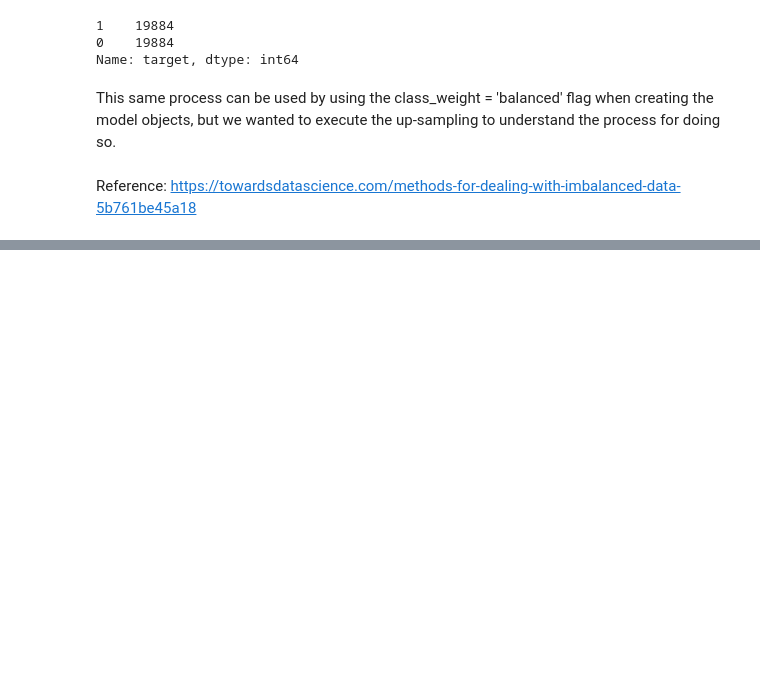
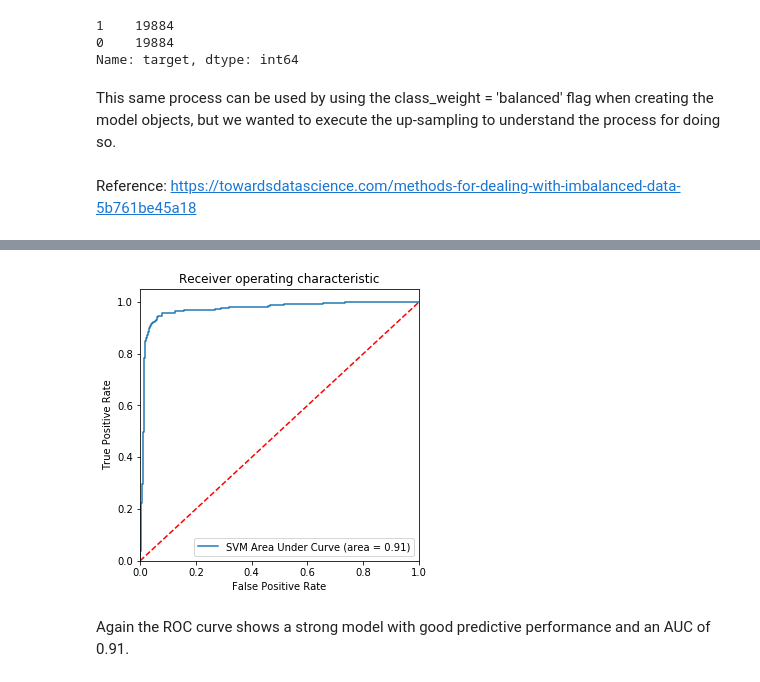
Before and after one commit to Ujustwaite/ml1, a Jupyter notebook: Lab_2.ipynb, the cells around one changed output, grey strips where cells are left out. Cells and saved outputs as stored; diff of their text form; code cells hidden in the pictures; blank space fills up the shorter version.

```diff
--- a/Lab_2.ipynb
+++ b/Lab_2.ipynb
@@ -259,0 +495,11 @@ Reference: https://towardsdatascience.com/methods-for-dealing-with-imbalanced-da
+# %%
+#Fit SVM with the optimized parameters
+svm_clf = SVC(C=0.001, cache_size=200, class_weight='balanced',
+                     coef0=0.0, decision_function_shape='ovr', degree=3,
+                     gamma=0.01, kernel='sigmoid', max_iter=-1,
+                     random_state=None, shrinking=True,
+                     tol=0.001, verbose=False, probability = True)
+# fit using the scaled data set
+svm_clf.fit(X_p1_train_scaled, y_p1_train)
+
+y_hat_svm = svm_clf.predict(X_p1_test_scaled)
@@ -259,0 +522,20 @@ Reference: https://towardsdatascience.com/methods-for-dealing-with-imbalanced-da
+# %%
+# Produce a ROC curve of this optimized model
+matplotlib.rcParams['figure.figsize'] = (5.0, 5.0)
+svm_roc_auc = mt.roc_auc_score(y_p1_test, svm_clf.predict(X_p1_test_scaled))
+fpr, tpr, thresholds = mt.roc_curve(y_p1_test, svm_clf.predict_proba(X_p1_test_scaled)[:,1])
+plt.figure()
+plt.plot(fpr, tpr, label='SVM Area Under Curve (area = %0.2f)' % svm_roc_auc)
+plt.plot([0, 1], [0, 1],'r--')
+plt.xlim([0.0, 1.0])
+plt.ylim([0.0, 1.05])
+plt.xlabel('False Positive Rate')
+plt.ylabel('True Positive Rate')
+plt.title('Receiver operating characteristic')
+plt.legend(loc="lower right")
+plt.savefig('SVM_ROC')
+plt.show()
+# %% [output]
+[figure, added]
+# %% [markdown]
+Again the ROC curve shows a strong model with good predictive performance and an AUC of 0.91.
```
Also changed, not shown: parts of 81 cells of this notebook.
